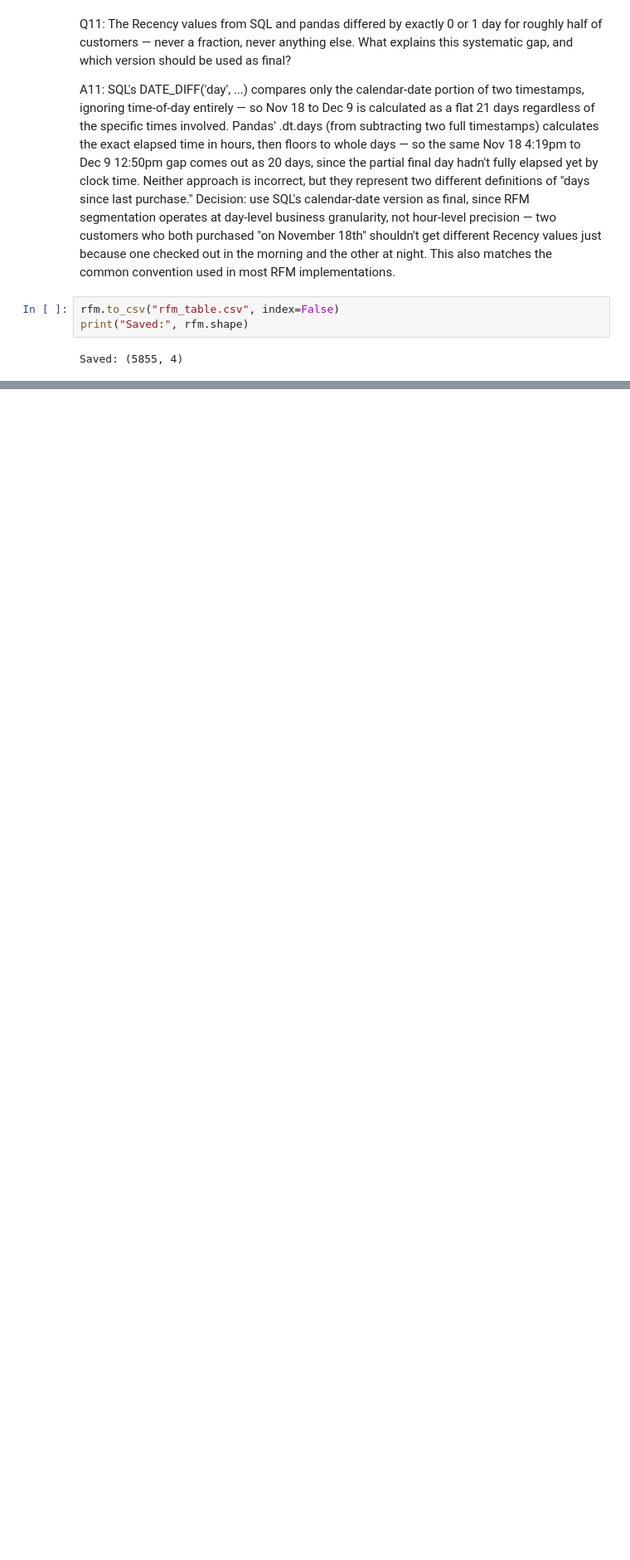
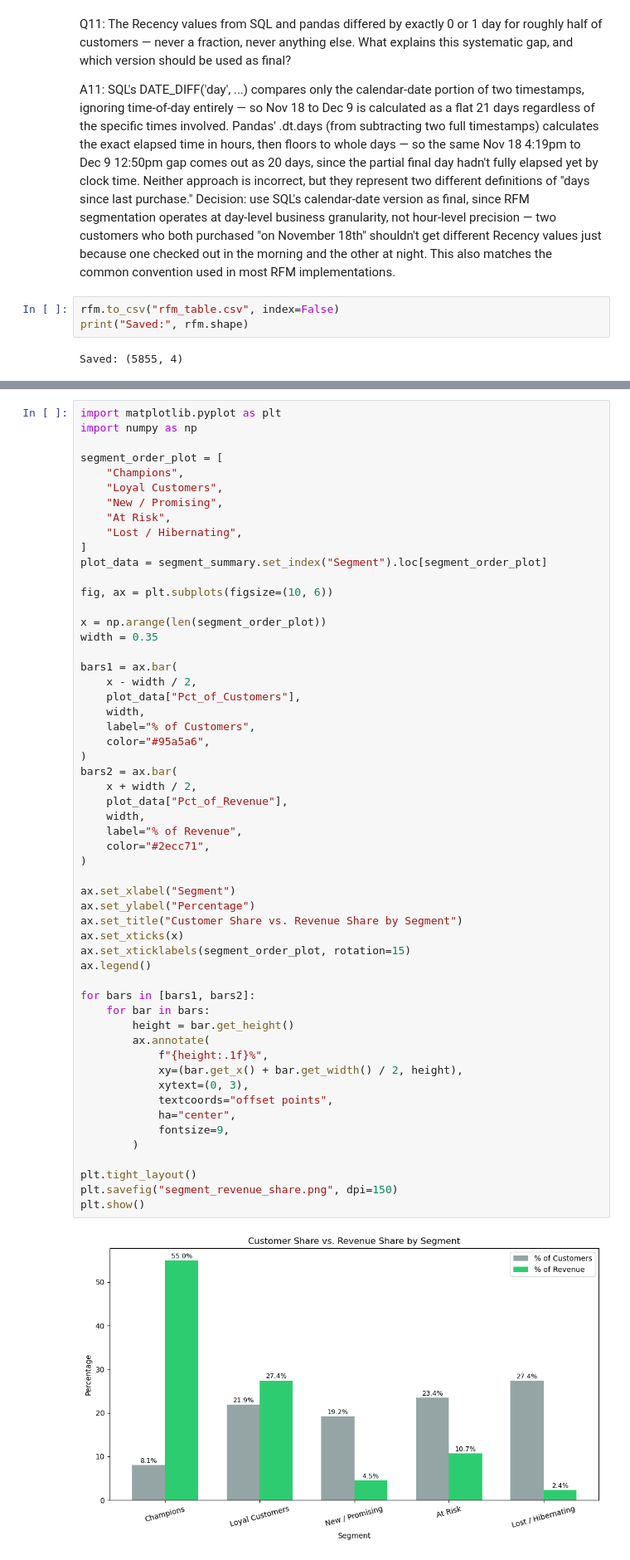
Before and after one commit to Rahulkulkarni2002/customer-segmentation-retention-analysis, a Jupyter notebook: notebook.ipynb, the cells around one changed output, grey strips where cells are left out. Shown at 83% size. Saved outputs shown, nothing was run; the diff lists cells and outputs as text; blank space fills up the shorter version.

```diff
--- a/notebook.ipynb
+++ b/notebook.ipynb
@@ -658,0 +972,57 @@ Saved: (5855, 4)
+# %%
+import matplotlib.pyplot as plt
+import numpy as np
+
+segment_order_plot = [
+    "Champions",
+    "Loyal Customers",
+    "New / Promising",
+    "At Risk",
+    "Lost / Hibernating",
+]
+plot_data = segment_summary.set_index("Segment").loc[segment_order_plot]
+
+fig, ax = plt.subplots(figsize=(10, 6))
+
+x = np.arange(len(segment_order_plot))
+width = 0.35
+
+bars1 = ax.bar(
+    x - width / 2,
+    plot_data["Pct_of_Customers"],
+    width,
+    label="% of Customers",
+    color="#95a5a6",
+)
+bars2 = ax.bar(
+    x + width / 2,
+    plot_data["Pct_of_Revenue"],
+    width,
+    label="% of Revenue",
+    color="#2ecc71",
+)
+
+ax.set_xlabel("Segment")
+ax.set_ylabel("Percentage")
+ax.set_title("Customer Share vs. Revenue Share by Segment")
+ax.set_xticks(x)
+ax.set_xticklabels(segment_order_plot, rotation=15)
+ax.legend()
+
+for bars in [bars1, bars2]:
+    for bar in bars:
+        height = bar.get_height()
+        ax.annotate(
+            f"{height:.1f}%",
+            xy=(bar.get_x() + bar.get_width() / 2, height),
+            xytext=(0, 3),
+            textcoords="offset points",
+            ha="center",
+            fontsize=9,
+        )
+
+plt.tight_layout()
+plt.savefig("segment_revenue_share.png", dpi=150)
+plt.show()
+# %% [output]
+[figure, added]
```
Also changed, not shown: parts of 26 cells of this notebook, 7 other files.
